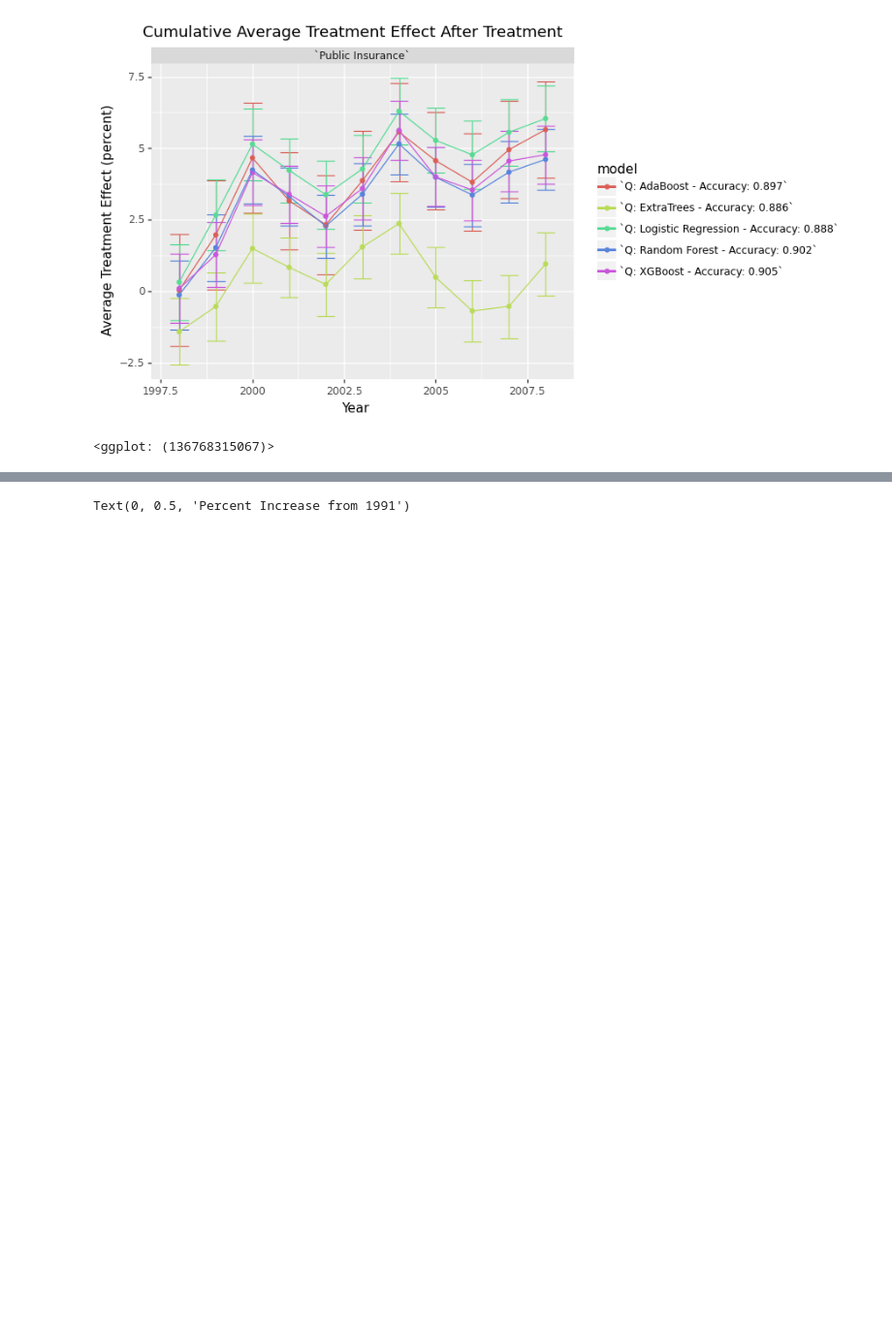
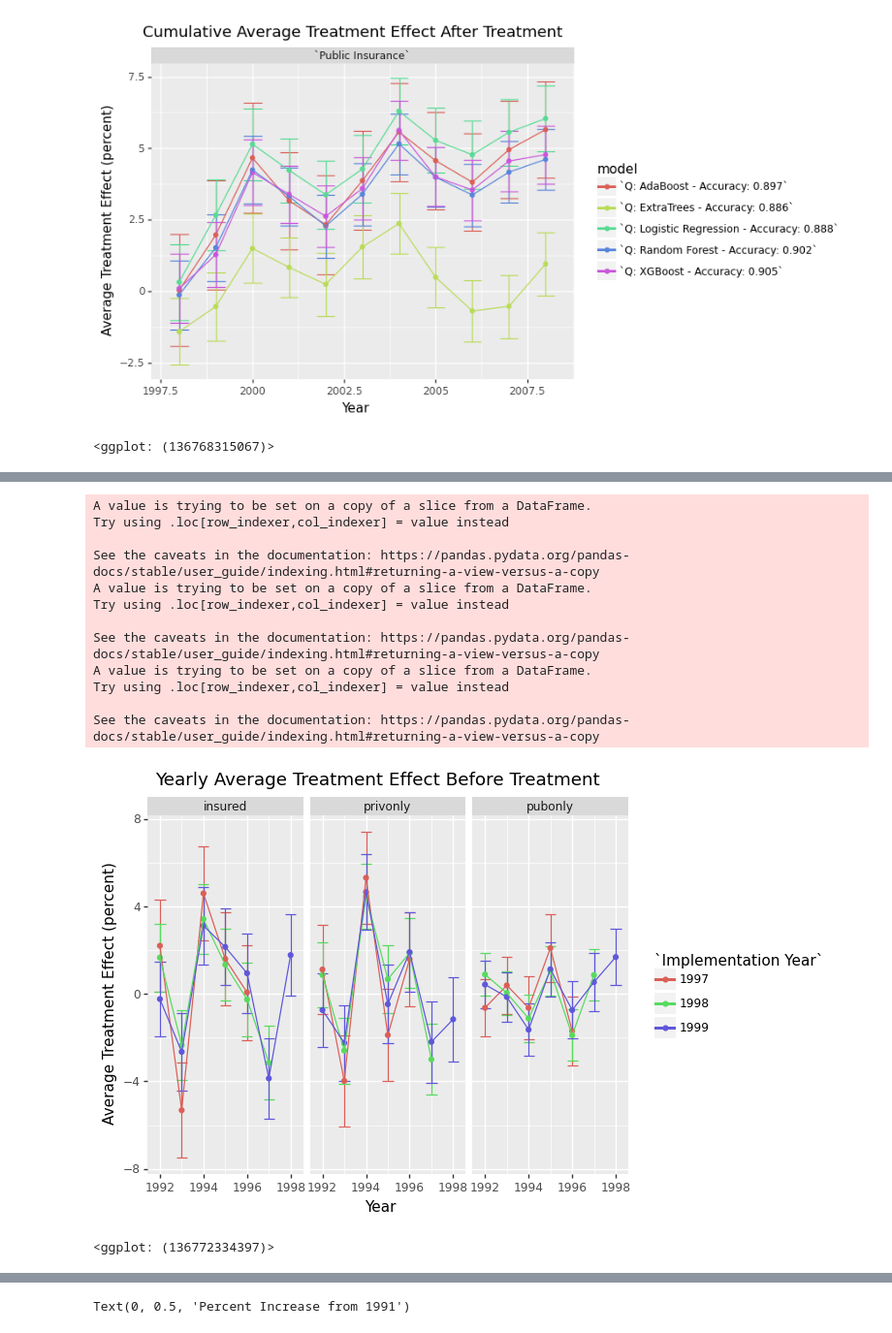
Before and after one commit to wflewis12/Causal_ML_Project, a Jupyter notebook: Edited_DR.ipynb, the cells around one changed output, grey strips where cells are left out. Shown: that part at 97% size. Cells and saved outputs as stored; diff of their text form; code cells hidden in the pictures; blank space fills up the shorter version.

Commit message:
doubly robust estimators no never treated

```diff
--- a/Edited_DR.ipynb
+++ b/Edited_DR.ipynb
@@ -494,0 +506,35 @@ Max p:0.7248093938018448
+# %%
+# Plotnine code to make plot for pre-treatment effects
+#all_models["response"] = all_models["response"].apply(lambda x: x.replace("pubonly", "`Public Insurance`"))
+# Plotnine code to make plot for pre-treatment effects
+all_years_from_csv = pd.read_csv("ATT_Results/dr_all_years.csv")
+all_years_from_csv['adjusted_year'] = all_years_from_csv["year"] - all_years_from_csv["treat_year"]
+all_years_from_csv['`Implementation Year`'] = all_years_from_csv["treat_year"].apply(lambda x: str(x))
+all_pre_treat = all_years_from_csv[(all_years_from_csv['adjusted_year'] < 0)]
+all_pre_treat['att-error'] = all_pre_treat['att'] - all_pre_treat['std']
+all_pre_treat['att+error'] = all_pre_treat['att'] + all_pre_treat['std']
+all_pre_treat['treat_year'] = all_pre_treat['treat_year'].apply(lambda x: str(x))
+
+ggplot(all_pre_treat, aes(x='year', y='att', color = '`Implementation Year`', group='`Implementation Year`')) + \
+geom_errorbar(aes(ymin = 'att-error', ymax = 'att+error')) + \
+geom_point() + \
+geom_line() + \
+facet_wrap('response') + \
+xlab('Year') + \
+ylab('Average Treatment Effect (percent)') + \
+labs(title = "Yearly Average Treatment Effect Before Treatment ")
+# %% [output]
+A value is trying to be set on a copy of a slice from a DataFrame.
+Try using .loc[row_indexer,col_indexer] = value instead
+
+See the caveats in the documentation: https://pandas.pydata.org/pandas-docs/stable/user_guide/indexing.html#returning-a-view-versus-a-copy
+A value is trying to be set on a copy of a slice from a DataFrame.
+Try using .loc[row_indexer,col_indexer] = value instead
+
+See the caveats in the documentation: https://pandas.pydata.org/pandas-docs/stable/user_guide/indexing.html#returning-a-view-versus-a-copy
+A value is trying to be set on a copy of a slice from a DataFrame.
+Try using .loc[row_indexer,col_indexer] = value instead
+
+See the caveats in the documentation: https://pandas.pydata.org/pandas-docs/stable/user_guide/indexing.html#returning-a-view-versus-a-copy
+[figure, added]
+<ggplot: (136772334397)>
```
Also changed, not shown: parts of 3 cells of this notebook, 2 other files.
